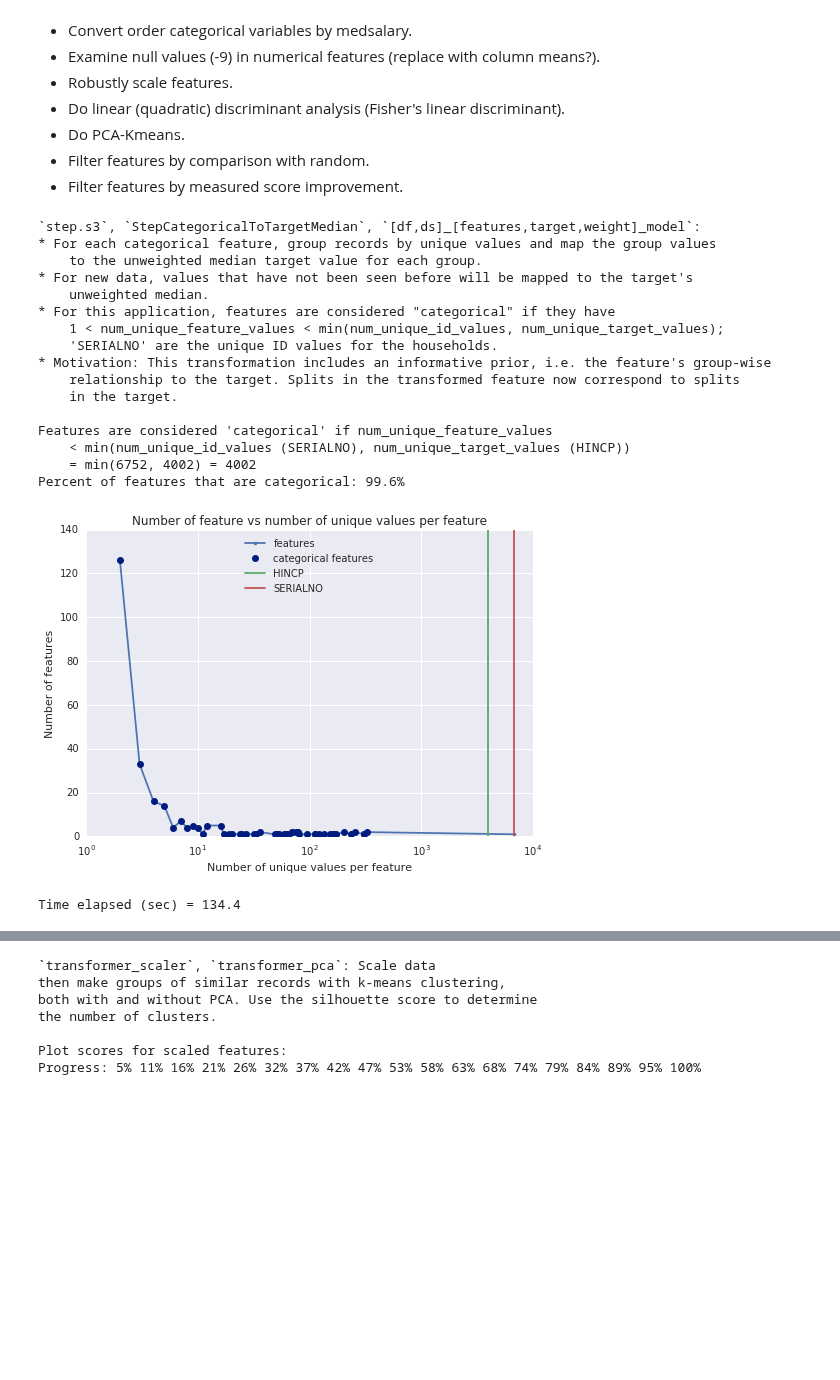
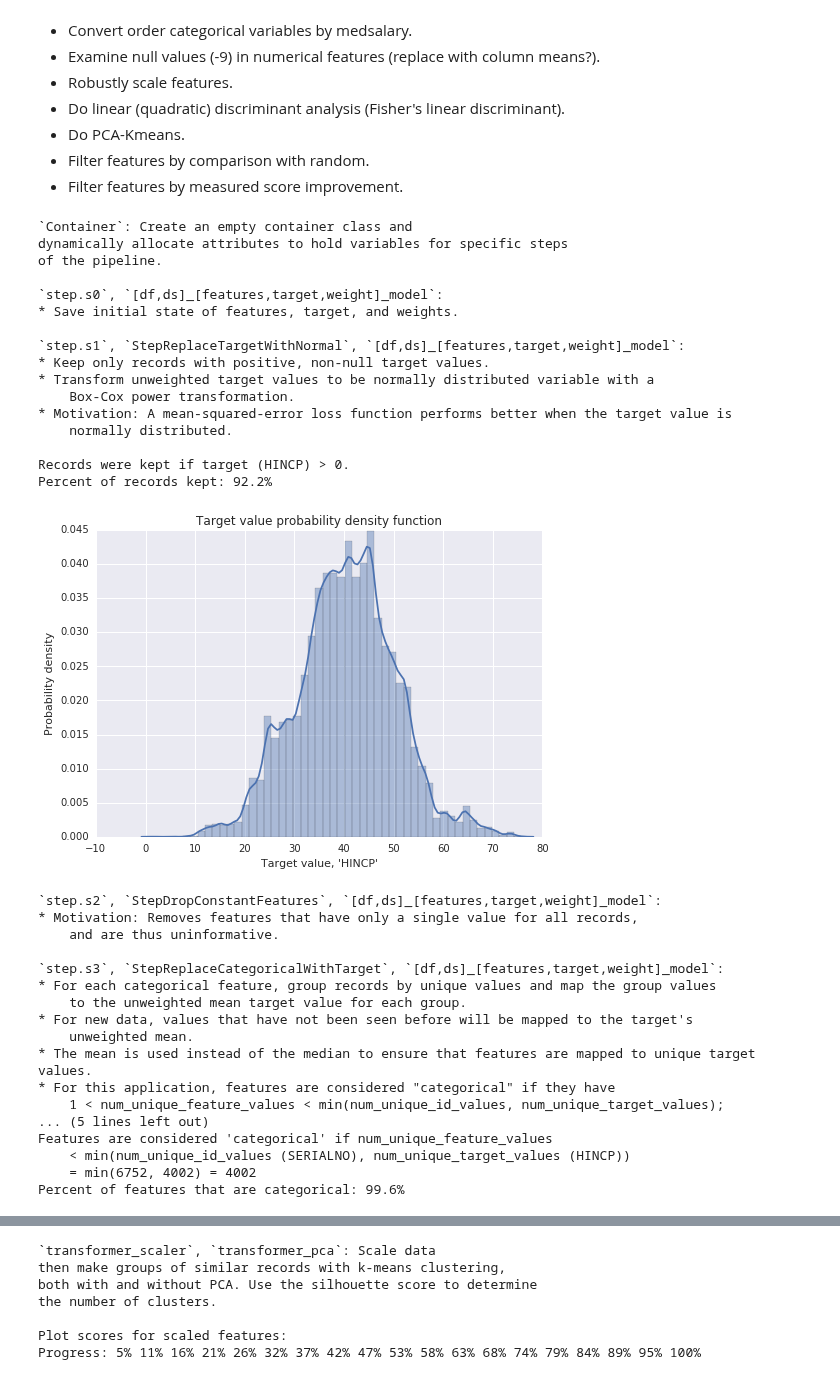
Before and after one commit to stharrold/stharrold.github.io, a Jupyter notebook: content/static/20160221-predict-household-income-from-census/20160221-predict-household-income-from-census.ipynb, the cells around one changed output, grey strips where cells are left out. Saved outputs shown, nothing was run; the diff lists cells and outputs as text; code cells hidden in the pictures; blank space fills up the shorter version.

Commit message:
20160221...ipynb: finished StepreplaceCategoricalWithTarget, ref #36

```diff
--- a/content/static/20160221-predict-household-income-from-census/20160221-predict-household-income-from-census.ipynb
+++ b/content/static/20160221-predict-household-income-from-census/20160221-predict-household-income-from-census.ipynb
@@ -662,7 +662,7 @@ step.s0.dfs.df_features_model = df_features_model.copy()
 step.s0.dfs.ds_target_model = ds_target_model.copy()
 step.s0.dfs.ds_weight_model = ds_weight_model.copy()
 
-print(r"""`step.s1`, `StepTargetToNormalDist`, `[df,ds]_[features,target,weight]_model`:
+print(r"""`step.s1`, `StepReplaceTargetWithNormal`, `[df,ds]_[features,target,weight]_model`:
 * Keep only records with positive, non-null target values.
 * Transform unweighted target values to be normally distributed variable with a
     Box-Cox power transformation.
@@ -671,9 +671,9 @@ print(r"""`step.s1`, `StepTargetToNormalDist`, `[df,ds]_[features,target,weight]
 """)
 
 # Transform positive target values to be normally distributed when unweighted.
-# Note: Null values were set to -9.
+# Note: Null values were previously set to -9.
 step.s1 = dsd.utils.Container()
-step.s1.cls = dsd.ml.StepTargetToNormalDist()
+step.s1.cls = dsd.ml.StepReplaceTargetWithNormal()
 step.s1.cls.fit(
     df_features=step.s0.dfs.df_features_model,
     ds_target=step.s0.dfs.ds_target_model,
@@ -701,13 +701,13 @@ plt.ylabel('Probability density')
 plt.show()
 del target_model_vals
 
-print(r"""`step.s2`, `StepRemoveConstantFeatures`, `[df,ds]_[features,target,weight]_model`:
+print(r"""`step.s2`, `StepDropConstantFeatures`, `[df,ds]_[features,target,weight]_model`:
 * Motivation: Removes features that have only a single value for all records,
     and are thus uninformative.
 """)
 
 step.s2 = dsd.utils.Container()
-step.s2.cls = dsd.ml.StepRemoveConstantFeatures()
+step.s2.cls = dsd.ml.StepDropConstantFeatures()
 step.s2.cls.fit(
     df_features=step.s1.dfs.df_features_model,
     ds_target=step.s1.dfs.ds_target_model,
@@ -719,11 +719,12 @@ step.s2.dfs = dsd.utils.Container()
         ds_target=step.s1.dfs.ds_target_model,
         ds_weight=step.s1.dfs.ds_weight_model)
 
-print(r"""`step.s3`, `StepCategoricalToTargetMedian`, `[df,ds]_[features,target,weight]_model`:
+print(r"""`step.s3`, `StepReplaceCategoricalWithTarget`, `[df,ds]_[features,target,weight]_model`:
 * For each categorical feature, group records by unique values and map the group values
-    to the unweighted median target value for each group.
+    to the unweighted mean target value for each group.
 * For new data, values that have not been seen before will be mapped to the target's
-    unweighted median.
+    unweighted mean.
+* The mean is used instead of the median to ensure that features are mapped to unique target values.
 * For this application, features are considered "categorical" if they have
     1 < num_unique_feature_values < min(num_unique_id_values, num_unique_target_values);
     'SERIALNO' are the unique ID values for the households.
@@ -769,50 +770,69 @@ plt.semilogx(
     nuniq_nftrs_cat[:, 0], nuniq_nftrs_cat[:, 1], marker='o', linestyle='',
     color=sns.color_palette('dark')[0], label='categorical features')
 plt.axvline(
     x=len(step.s2.dfs.ds_target_model.unique()),
     color=sns.color_palette()[1], label=step.s2.dfs.ds_target_model.name)
 plt.axvline(
     x=len(step.s2.dfs.df_features_model['SERIALNO'].unique()),
     color=sns.color_palette()[2], label='SERIALNO')
 plt.title("Number of feature vs number of unique values per feature")
 plt.xlabel("Number of unique values per feature")
 plt.ylabel("Number of features")
 plt.legend(loc='upper center')
 plt.show()
 
 # Transform feature values by mapping categorical
-# features to unweighted target medians by group.
+# features to unweighted target means by group.
+print("There are warnings about the feature-value-mean mappings being ill-defined.")
 step.s3 = dsd.utils.Container()
-step.s3.cls = dsd.ml.StepCategoricalToTargetMedian(cat_features=cat_ftrs)
+step.s3.cls = dsd.ml.StepReplaceCategoricalWithTarget(cat_features=cat_ftrs)
 step.s3.cls.fit(
     df_features=step.s2.dfs.df_features_model,
     ds_target=step.s2.dfs.ds_target_model,
-    ds_weight=step.s2.dfs.ds_weight_model)
+    ds_weight=step.s2.dfs.ds_weight_model,
+    warn=True)
 step.s3.dfs = dsd.utils.Container()
 (step.s3.dfs.df_features_model, step.s3.dfs.ds_target_model, step.s3.dfs.ds_weight_model) =\
     step.s3.cls.transform(
         df_features=step.s2.dfs.df_features_model,
         ds_target=step.s2.dfs.ds_target_model,
         ds_weight=step.s2.dfs.ds_weight_model)
+print()
 
 time_stop = time.perf_counter()
 print("Time elapsed (sec) = {diff:.1f}".format(diff=time_stop-time_start))
 # %% [output]
-`step.s3`, `StepCategoricalToTargetMedian`, `[df,ds]_[features,target,weight]_model`:
-* For each categorical feature, group records by unique values and map the group values
-    to the unweighted median target value for each group.
-* For new data, values that have not been seen before will be mapped to the target's
-    unweighted median.
-* For this application, features are considered "categorical" if they have
-    1 < num_unique_feature_values < min(num_unique_id_values, num_unique_target_values);
-    'SERIALNO' are the unique ID values for the households.
-* Motivation: This transformation includes an informative prior, i.e. the feature's group-wise
-    relationship to the target. Splits in the transformed feature now correspond to splits
-    in the target.
+`Container`: Create an empty container class and
+dynamically allocate attributes to hold variables for specific steps
+of the pipeline.
 
-Features are considered 'categorical' if num_unique_feature_values
-    < min(num_unique_id_values (SERIALNO), num_unique_target_values (HINCP))
-    = min(6752, 4002) = 4002
-Percent of features that are categorical: 99.6%
+`step.s0`, `[df,ds]_[features,target,weight]_model`:
+* Save initial state of features, target, and weights.
+
+`step.s1`, `StepReplaceTargetWithNormal`, `[df,ds]_[features,target,weight]_model`:
+* Keep only records with positive, non-null target values.
+* Transform unweighted target values to be normally distributed variable with a
+    Box-Cox power transformation.
+* Motivation: A mean-squared-error loss function performs better when the target value is
+    normally distributed.
+
+Records were kept if target (HINCP) > 0.
+Percent of records kept: 92.2%
-[figure, old version]
+[figure, new version]
-Time elapsed (sec) = 134.4
+`step.s2`, `StepDropConstantFeatures`, `[df,ds]_[features,target,weight]_model`:
+* Motivation: Removes features that have only a single value for all records,
+    and are thus uninformative.
+
+`step.s3`, `StepReplaceCategoricalWithTarget`, `[df,ds]_[features,target,weight]_model`:
+* For each categorical feature, group records by unique values and map the group values
+    to the unweighted mean target value for each group.
+* For new data, values that have not been seen before will be mapped to the target's
+    unweighted mean.
+* The mean is used instead of the median to ensure that features are mapped to unique target values.
+* For this application, features are considered "categorical" if they have
+    1 < num_unique_feature_values < min(num_unique_id_values, num_unique_target_values);
+... (5 lines left out)
+Features are considered 'categorical' if num_unique_feature_values
+    < min(num_unique_id_values (SERIALNO), num_unique_target_values (HINCP))
+    = min(6752, 4002) = 4002
+Percent of features that are categorical: 99.6%
```
Also changed, not shown: parts of 6 cells of this notebook.
